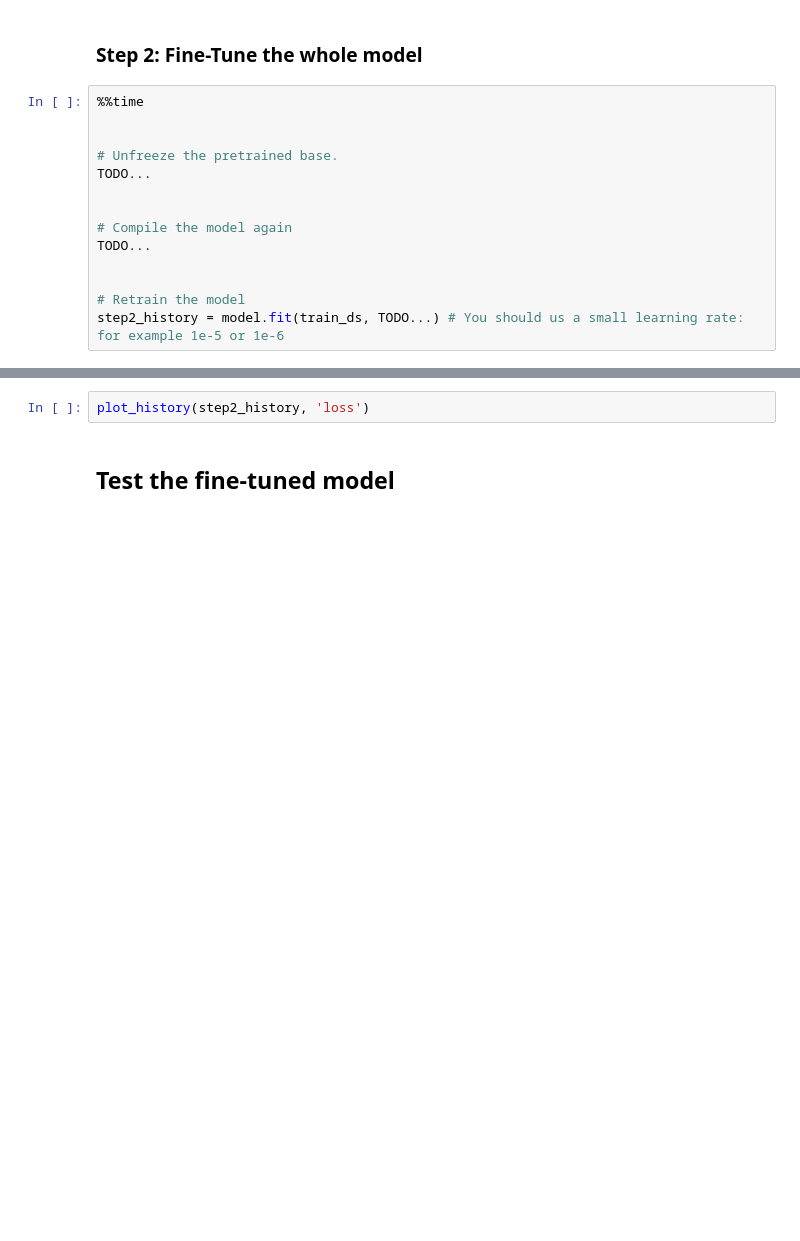
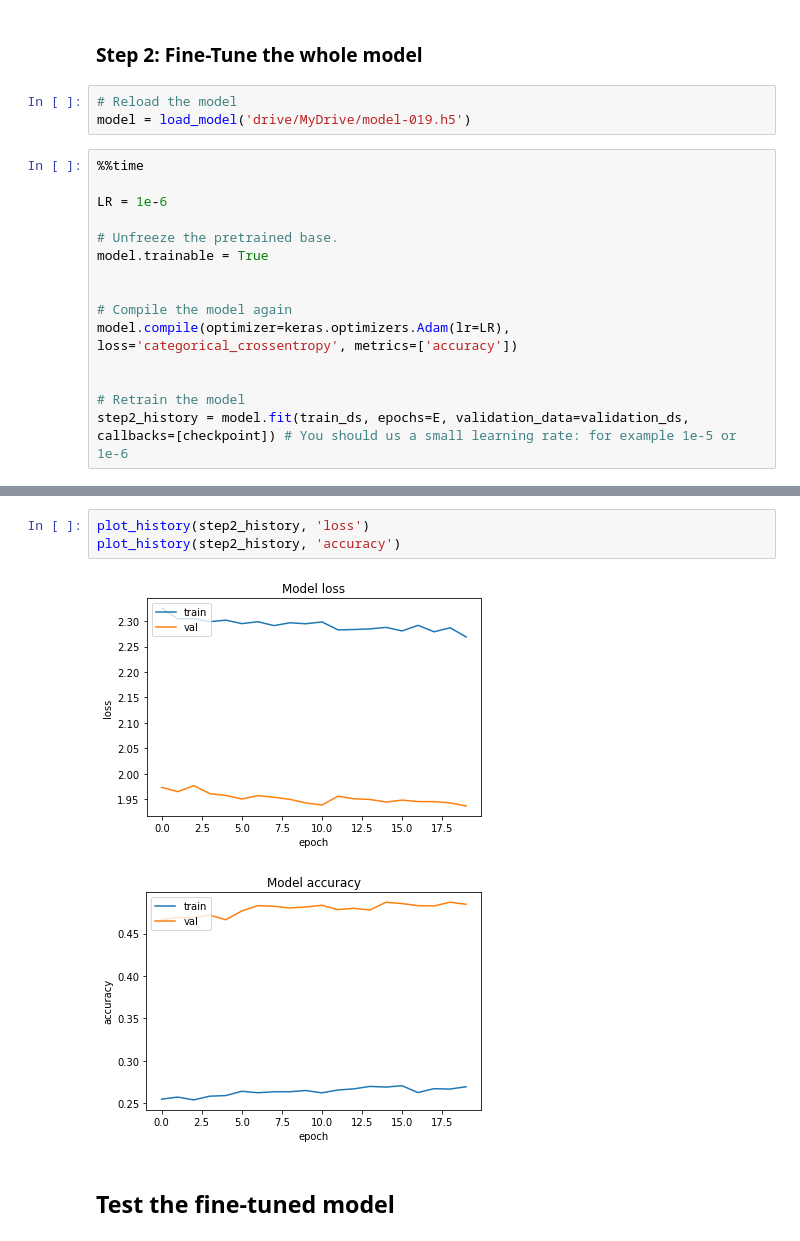
Before and after one commit to RomainCapo/T-DeLearn, a Jupyter notebook: PW10/ex2_transfer_learning_stud.ipynb, the cells around one changed output, grey strips where cells are left out. Saved outputs shown, nothing was run; the diff lists cells and outputs as text; blank space fills up the shorter version.

```diff
--- a/PW10/ex2_transfer_learning_stud.ipynb
+++ b/PW10/ex2_transfer_learning_stud.ipynb
@@ -178,16 +204,20 @@ plot_history(step1_history, 'accuracy')
 # %% [markdown]
 ### Step 2: Fine-Tune the whole model
+# %%
+# Reload the model
+model = load_model('drive/MyDrive/model-019.h5')
 # %%
 %%time
 
+LR = 1e-6
 
 # Unfreeze the pretrained base.
-TODO...
+model.trainable = True
 
 
 # Compile the model again
-TODO...
+model.compile(optimizer=keras.optimizers.Adam(lr=LR), loss='categorical_crossentropy', metrics=['accuracy'])
 
 
 # Retrain the model
-step2_history = model.fit(train_ds, TODO...) # You should us a small learning rate: for example 1e-5 or 1e-6
+step2_history = model.fit(train_ds, epochs=E, validation_data=validation_ds, callbacks=[checkpoint]) # You should us a small learning rate: for example 1e-5 or 1e-6
@@ -194,5 +242,9 @@ step2_history = model.fit(train_ds, TODO...) # You should us a small learning ra
 # %%
 plot_history(step2_history, 'loss')
+plot_history(step2_history, 'accuracy')
+# %% [output]
+[figure, added]
+[figure, added]
 # %% [markdown]
 ## Test the fine-tuned model
 # %%
```
Also changed, not shown: parts of 15 cells of this notebook, 7 other files.
